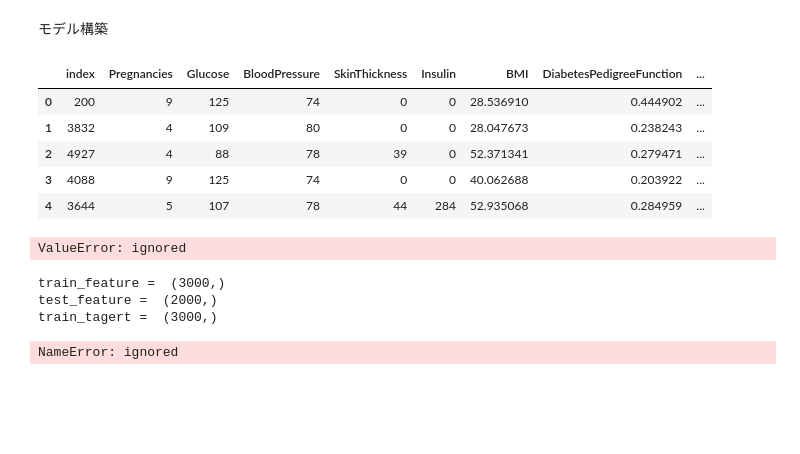
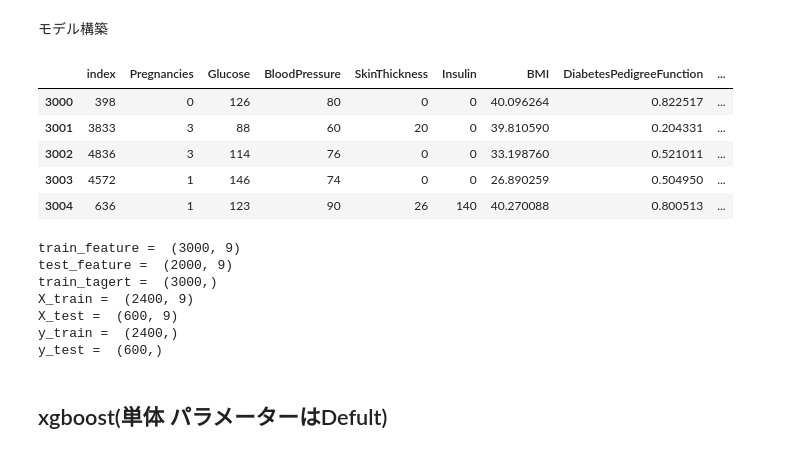
Before and after one commit to chunabayashi0216/new_work, a Jupyter notebook: tounyou_xgb.ipynb, the cells around one changed output. Drawn from its saved outputs; the diff is of its cells as text; code cells hidden in the pictures; blank space fills up the shorter version.

```diff
--- a/tounyou_xgb.ipynb
+++ b/tounyou_xgb.ipynb
@@ -53,8 +45,8 @@ df_train = train_raw.copy() #trainデータのコピー
 df_test = test_raw.copy() #testデータのコピー
 # %%
 df_train['train_or_test'] = 'train' #trainデータの識別カラム追加
-df_test['train_or_test'] = 'test' #testデータの 識別カラム追加
-df_test['Y'] = 9 #testデータに'Y'を仮置き
+df_test['train_or_test'] = 'test'   #testデータの 識別カラム追加
+df_test['Outcome'] = 9              #testデータに'Y'を仮置き
 # %%
 df_all = pd.concat([df_train,df_test],sort=False,axis=0).reset_index(drop=True)
 # %%
@@ -139,28 +113,22 @@ from sklearn.model_selection import train_test_split
 train = df_all.query('train_or_test == "train"')
 test = df_all.query('train_or_test == "test"')
 
-# 学習に必要な特徴量のみを保持
-target_col = 'Y'
-drop_col = 'Y'
-
-train_feature = train[drop_col]
-test_feature = test[drop_col]
-train_tagert = train[target_col]
+train_feature = train.drop(columns=['Outcome', 'train_or_test'])
+train_tagert = train['Outcome']
+test_feature = test.drop(columns=['Outcome', 'train_or_test'])
 # %%
-df_all.head(5)
+test_feature.head(5)
 # %% [output]
 |  | index | Pregnancies | Glucose | BloodPressure | SkinThickness | Insulin | BMI | DiabetesPedigreeFunction | ... |
-| 0 | 200 | 9 | 125 | 74 | 0 | 0 | 28.536910 | 0.444902 | ... |
-| 1 | 3832 | 4 | 109 | 80 | 0 | 0 | 28.047673 | 0.238243 | ... |
-| 2 | 4927 | 4 | 88 | 78 | 39 | 0 | 52.371341 | 0.279471 | ... |
-| 3 | 4088 | 9 | 125 | 74 | 0 | 0 | 40.062688 | 0.203922 | ... |
-| 4 | 3644 | 5 | 107 | 78 | 44 | 284 | 52.935068 | 0.284959 | ... |
+| 3000 | 398 | 0 | 126 | 80 | 0 | 0 | 40.096264 | 0.822517 | ... |
+| 3001 | 3833 | 3 | 88 | 60 | 20 | 0 | 39.810590 | 0.204331 | ... |
+| 3002 | 4836 | 3 | 114 | 76 | 0 | 0 | 33.198760 | 0.521011 | ... |
+| 3003 | 4572 | 1 | 146 | 74 | 0 | 0 | 26.890259 | 0.504950 | ... |
+| 3004 | 636 | 1 | 123 | 90 | 26 | 140 | 40.270088 | 0.800513 | ... |
 # %%
 # 学習データとテストデータに分ける
 X_train, X_test, y_train, y_test = train_test_split(
     train_feature, train_tagert, test_size=0.2, random_state=0, stratify=train_tagert )
-# %% [output]
-ValueError: ignored
 # %%
 print('train_feature = ', train_feature.shape)
 print('test_feature = ', test_feature.shape)
@@ -170,7 +138,12 @@ print('X_test = ', X_test.shape)
 print('y_train = ', y_train.shape)
 print('y_test = ', y_test.shape)
 # %% [output]
-train_feature =  (3000,)
-test_feature =  (2000,)
+train_feature =  (3000, 9)
+test_feature =  (2000, 9)
 train_tagert =  (3000,)
+X_train =  (2400, 9)
+X_test =  (600, 9)
+y_train =  (2400,)
+y_test =  (600,)
-NameError: ignored
+# %% [markdown]
+## xgboost(単体 パラメーターはDefult)
```
Also changed, not shown: parts of 11 cells of this notebook.
